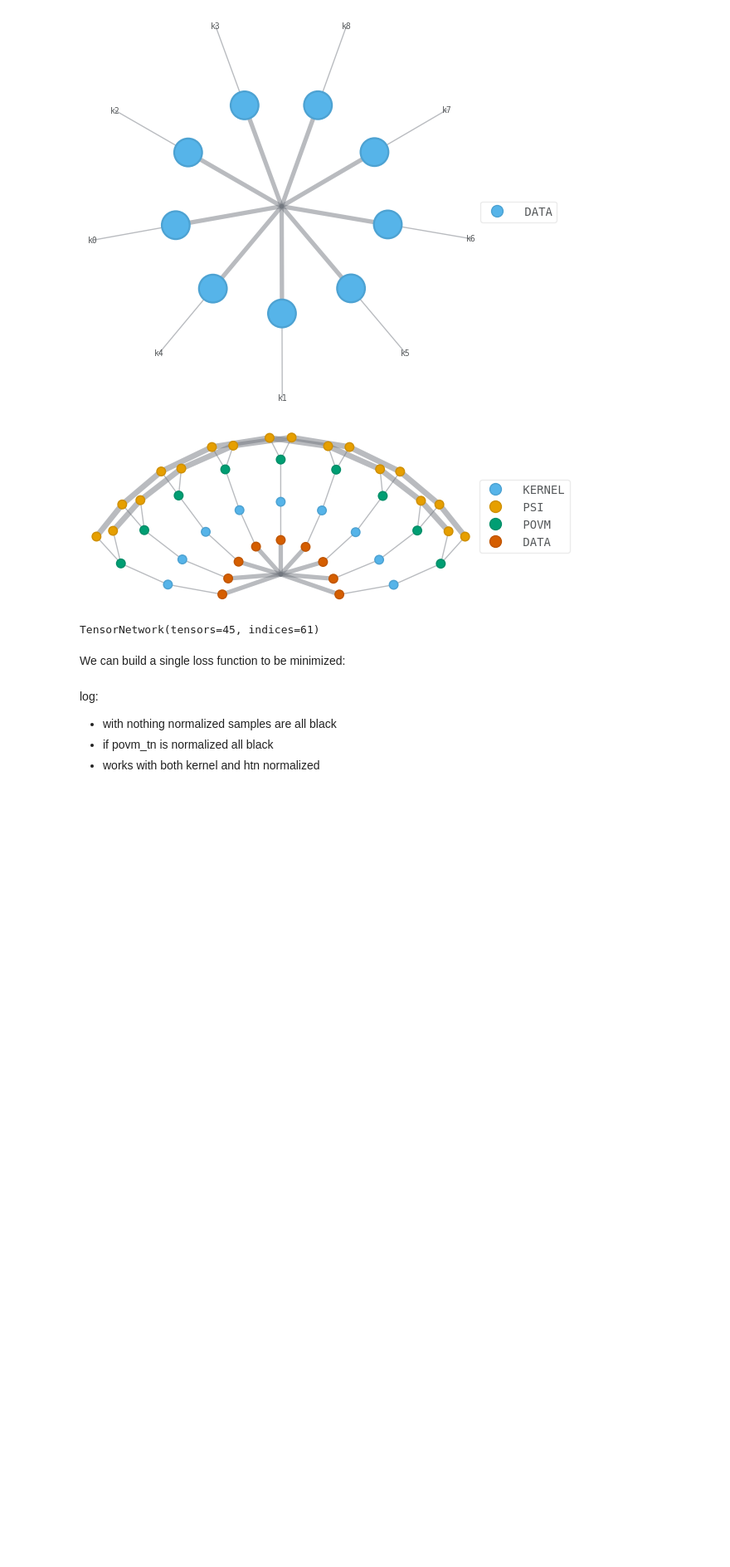
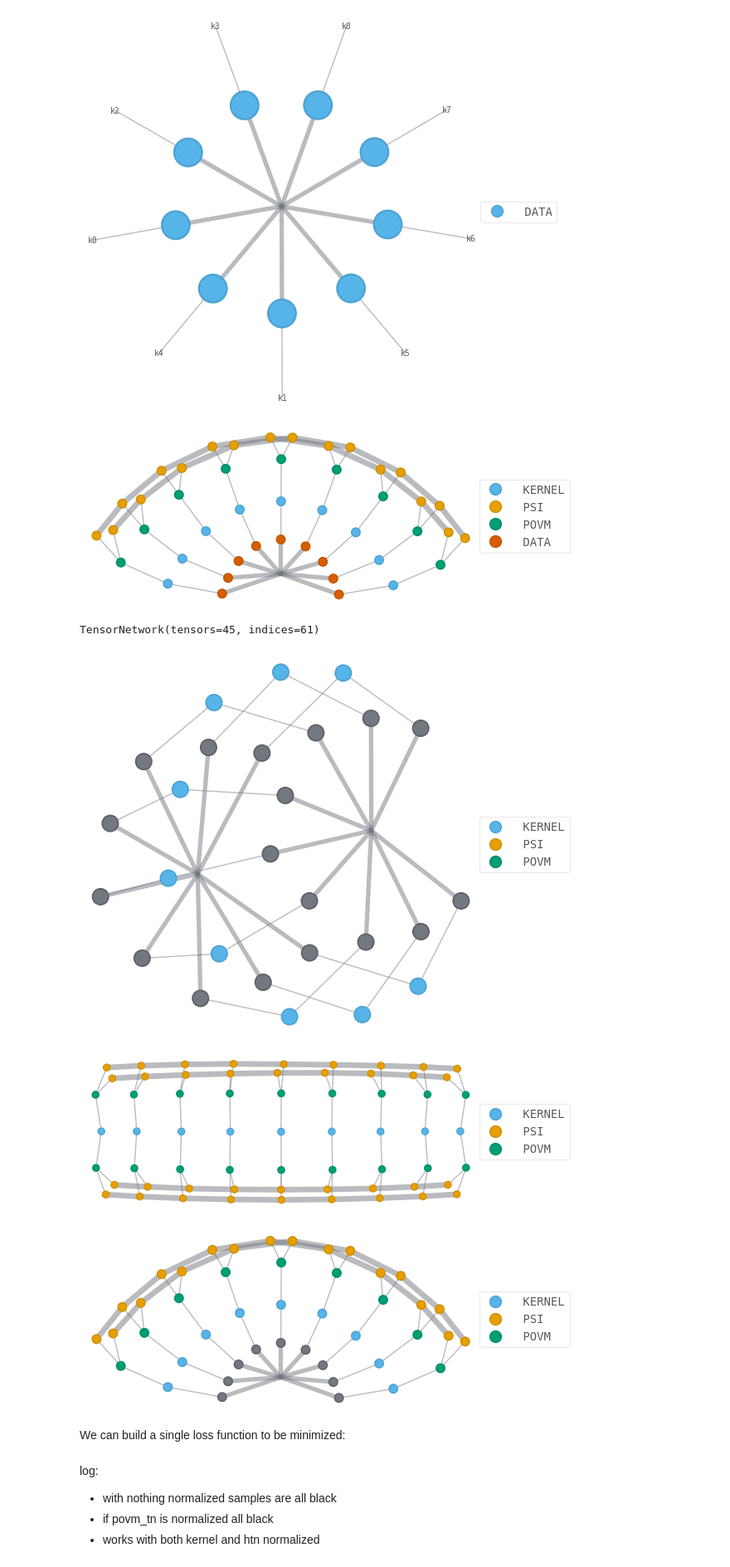
Before and after one commit to mattia-robbiano/tnbm, a Jupyter notebook: notebooks/fix.ipynb, the cells around one changed output. Shown at 83% size. Cells and saved outputs as stored; diff of their text form; code cells hidden in the pictures; blank space fills up the shorter version.

```diff
--- a/notebooks/fix.ipynb
+++ b/notebooks/fix.ipynb
@@ -204,6 +204,42 @@ overlap_data_tn
 TensorNetwork(tensors=45, indices=61)
 # %%
 #overlap_data_tn.contract(output_inds=[], optimize='auto-hq')
+# %%
+probs_tn = qtn.TensorNetwork([psi.H,
+                            povm_tn,
+                            psi.reindex_sites('b{}')])
+
+# reindex_map = {f'o{i}': f'op{i}' for i in range(num_sites)}
+# model_tn = qtn.TensorNetwork([probs_tn, kernel_mpo, probs_tn.reindex(reindex_map)])
+
+reindex_map_op = {f'k{i}': f'op{i}' for i in range(num_sites)}
+overlap_data_tn = qtn.TensorNetwork([probs_tn,kernel_mpo, htn_data.reindex(reindex_map_op)])
+
+reindex_map_o = {f'k{i}': f'o{i}' for i in range(num_sites)}
+data_tn = qtn.TensorNetwork([htn_data.reindex(reindex_map_o), kernel_mpo, htn_data.reindex(reindex_map_op)])
+
+reindex_map = {f'o{i}': f'op{i}' for i in range(num_sites)}
+model_tn = qtn.TensorNetwork([probs_tn,
+                                kernel_mpo,
+                                probs_tn.reindex(reindex_map)])
+
+# reindex_map_op = {f'k{i}': f'op{i}' for i in range(num_sites)}
+# overlap_data_tn = qtn.TensorNetwork([probs_tn,
+#                                 kernel_mpo,
+#                                 htn_data.reindex_(reindex_map_op) ])
+
+# reindex_map_o = {f'k{i}': f'o{i}' for i in range(num_sites)}
+# data_tn = qtn.TensorNetwork([htn_data.reindex_(reindex_map_o),
+#                                 kernel_mpo,
+#                                 htn_data.reindex_(reindex_map_op)])
+
+data_tn.draw(color=['KERNEL', 'PSI', 'POVM'], show_tags=False, )
+model_tn.draw(color=['KERNEL', 'PSI', 'POVM'], show_tags=False, )
+overlap_data_tn.draw(color=['KERNEL', 'PSI', 'POVM'], show_tags=False, )
+# %% [output]
+[figure, added]
+[figure, added]
+[figure, added]
 # %% [markdown]
 We can build a single loss function to be minimized:
 # %%
```
Also changed, not shown: parts of 9 cells of this notebook, 9 other files.
